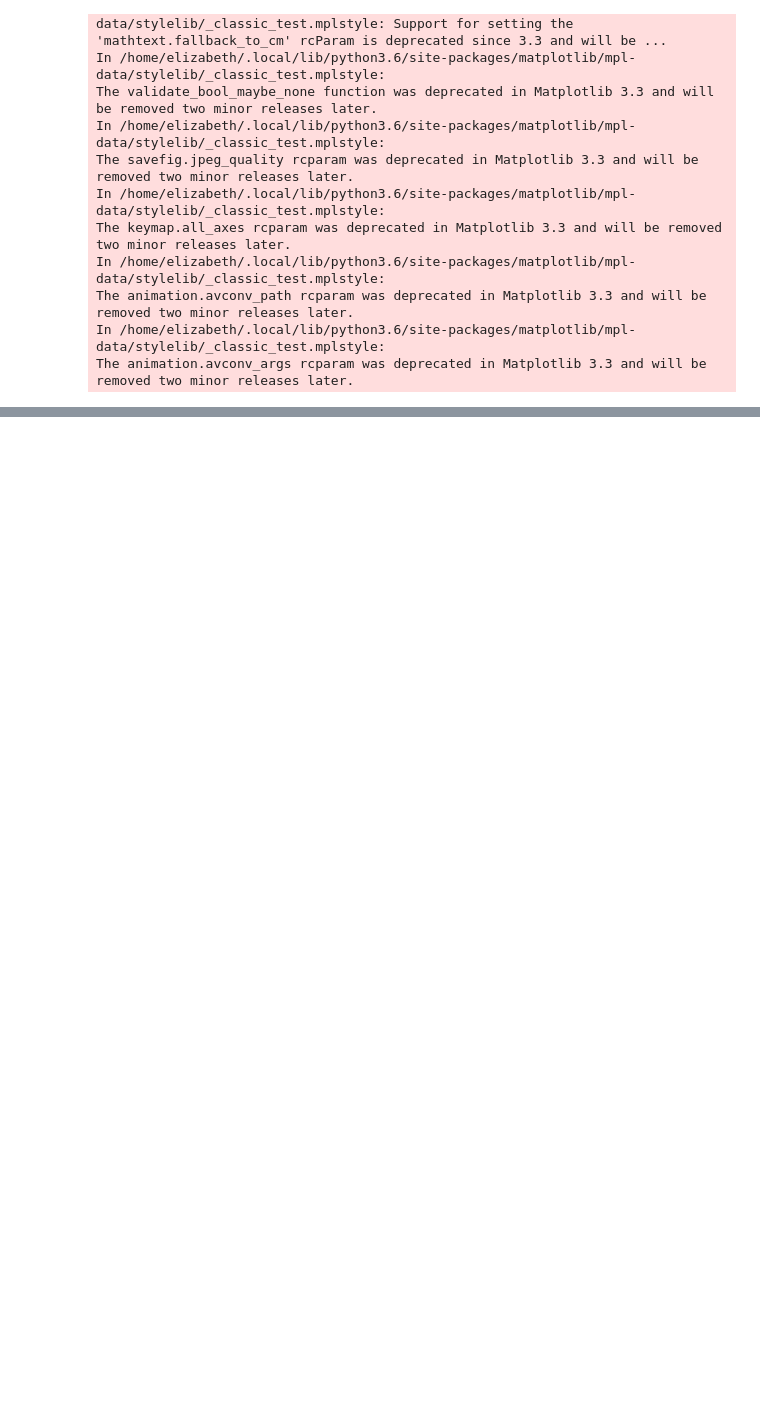
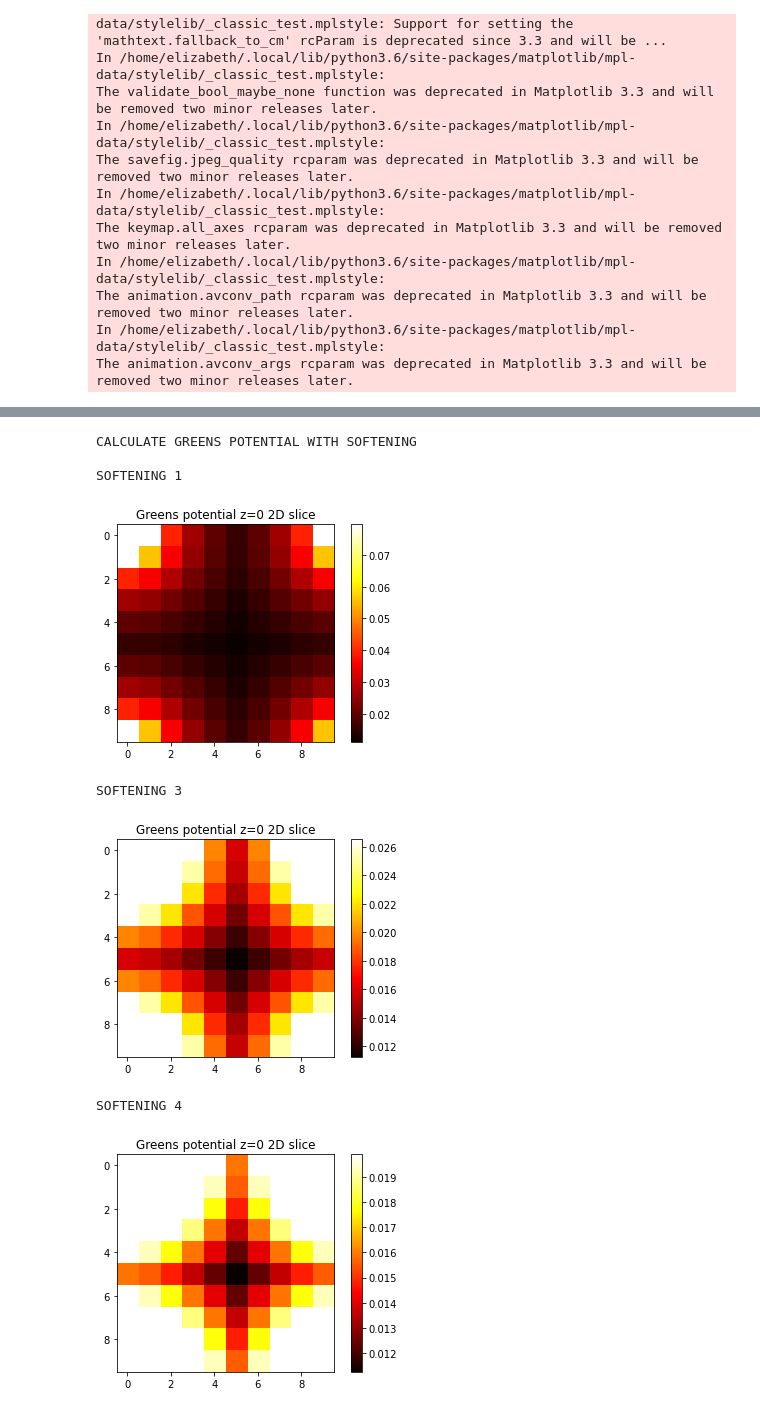
Before and after one commit to lizzord/phys512hw, a Jupyter notebook: final_project/nbody_part1.ipynb, the cells around one changed output, grey strips where cells are left out. Drawn from its saved outputs; the diff is of its cells as text; code cells hidden in the pictures; blank space fills up the shorter version.

Commit message:
part 1 finished

```diff
--- a/final_project/nbody_part1.ipynb
+++ b/final_project/nbody_part1.ipynb
@@ -158,0 +107,26 @@ the particles are at  (array([1]), array([9]), array([6]))
+# %%
+#SANITY CHECK FOR POTENTIALS.
+print('CALCULATE GREENS POTENTIAL WITH SOFTENING')
+num_part = 1
+pos = 10*np.random.rand(3, num_part)
+v = np.random.rand(3, num_part)
+nbody = NbodyClass(pos, v, sgrid=10, periodic=True, soft=1)
+print('\nSOFTENING 1')
+nbody.plot_greens()
+
+nbody = NbodyClass(pos, v, sgrid=10, periodic=True, soft=3)
+print('\nSOFTENING 3')
+nbody.plot_greens()
+
+nbody = NbodyClass(pos, v, sgrid=10, periodic=True, soft=4)
+print('\nSOFTENING 4')
+nbody.plot_greens()
+# %% [output]
+CALCULATE GREENS POTENTIAL WITH SOFTENING
+
+SOFTENING 1
+[figure, added]
+SOFTENING 3
+[figure, added]
+SOFTENING 4
+[figure, added]
```
Also changed, not shown: parts of 14 cells of this notebook.
